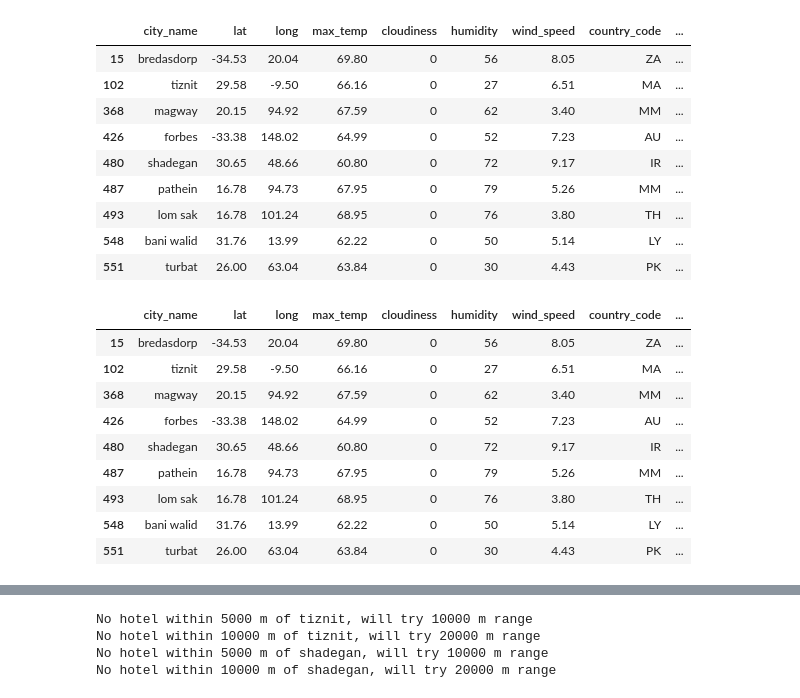
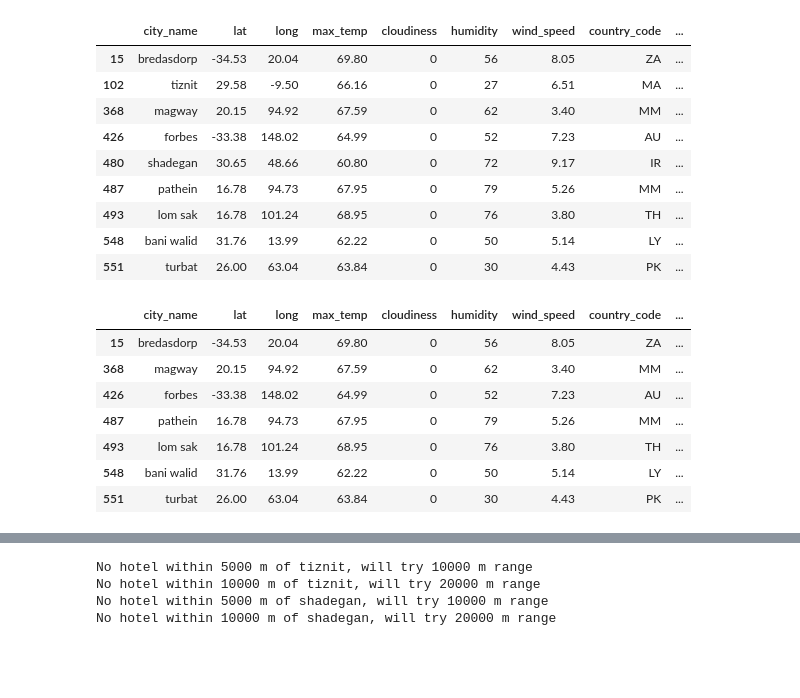
Before and after one commit to sarahDH615/python-api-challenge, a Jupyter notebook: vacationpy/vacationpy.ipynb, the cells around one changed output, grey strips where cells are left out. Cells and saved outputs as stored; diff of their text form; code cells hidden in the pictures; blank space fills up the shorter version.

```diff
--- a/vacationpy/vacationpy.ipynb
+++ b/vacationpy/vacationpy.ipynb
@@ -88,17 +88,15 @@ No hotel within 5000 m of shadegan, must drop row
 | 493 | lom sak | 16.78 | 101.24 | 68.95 | 0 | 76 | 3.80 | TH | ... |
 | 548 | bani walid | 31.76 | 13.99 | 62.22 | 0 | 50 | 5.14 | LY | ... |
 | 551 | turbat | 26.00 | 63.04 | 63.84 | 0 | 30 | 4.43 | PK | ... |
-# %%
-hotels_df = ideal_weather_df.dropna()
-hotels_df
-# %% [output]
-|  | city_name | lat | long | max_temp | cloudiness | humidity | wind_speed | country_code | ... |
-| 15 | bredasdorp | -34.53 | 20.04 | 69.80 | 0 | 56 | 8.05 | ZA | ... |
-| 102 | tiznit | 29.58 | -9.50 | 66.16 | 0 | 27 | 6.51 | MA | ... |
-| 368 | magway | 20.15 | 94.92 | 67.59 | 0 | 62 | 3.40 | MM | ... |
-| 426 | forbes | -33.38 | 148.02 | 64.99 | 0 | 52 | 7.23 | AU | ... |
-| 480 | shadegan | 30.65 | 48.66 | 60.80 | 0 | 72 | 9.17 | IR | ... |
-| 487 | pathein | 16.78 | 94.73 | 67.95 | 0 | 79 | 5.26 | MM | ... |
-| 493 | lom sak | 16.78 | 101.24 | 68.95 | 0 | 76 | 3.80 | TH | ... |
-| 548 | bani walid | 31.76 | 13.99 | 62.22 | 0 | 50 | 5.14 | LY | ... |
-| 551 | turbat | 26.00 | 63.04 | 63.84 | 0 | 30 | 4.43 | PK | ... |
+# %%
+hotels_df = ideal_weather_df.drop(ideal_weather_df[ideal_weather_df.hotel_name == 'n/a'].index)
+hotels_df
+# %% [output]
+|  | city_name | lat | long | max_temp | cloudiness | humidity | wind_speed | country_code | ... |
+| 15 | bredasdorp | -34.53 | 20.04 | 69.80 | 0 | 56 | 8.05 | ZA | ... |
+| 368 | magway | 20.15 | 94.92 | 67.59 | 0 | 62 | 3.40 | MM | ... |
+| 426 | forbes | -33.38 | 148.02 | 64.99 | 0 | 52 | 7.23 | AU | ... |
+| 487 | pathein | 16.78 | 94.73 | 67.95 | 0 | 79 | 5.26 | MM | ... |
+| 493 | lom sak | 16.78 | 101.24 | 68.95 | 0 | 76 | 3.80 | TH | ... |
+| 548 | bani walid | 31.76 | 13.99 | 62.22 | 0 | 50 | 5.14 | LY | ... |
+| 551 | turbat | 26.00 | 63.04 | 63.84 | 0 | 30 | 4.43 | PK | ... |
```
Also changed, not shown: parts of 2 cells of this notebook.
